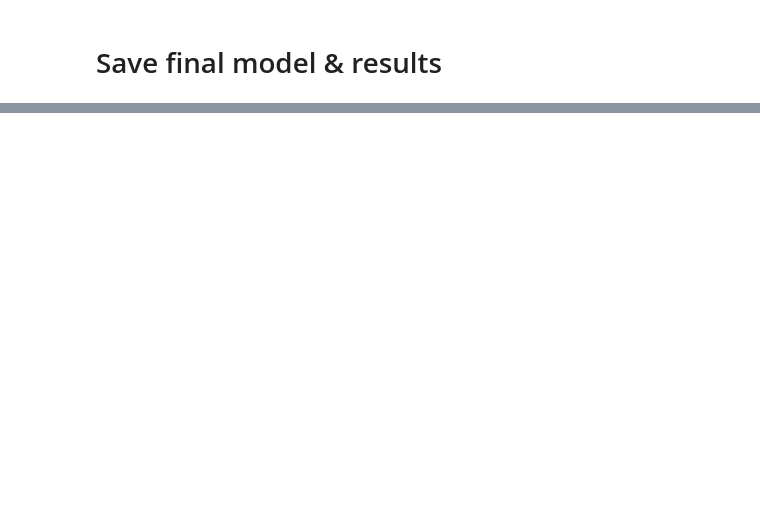
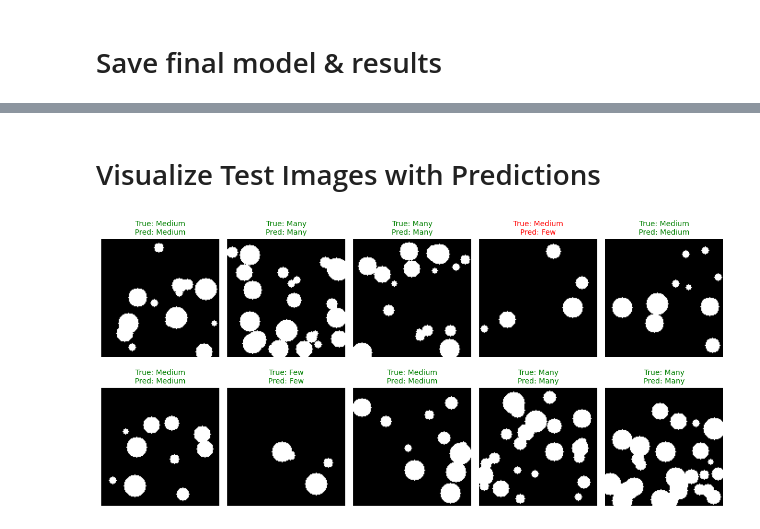
Before and after one commit to EvansNjogu/NumerosityBasedCategorization, a Jupyter notebook: notebooks/NumerosityBasedCategorization.ipynb, the cells around one changed output, grey strips where cells are left out. Saved outputs shown, nothing was run; the diff lists cells and outputs as text; code cells hidden in the pictures; blank space fills up the shorter version.

```diff
--- a/notebooks/NumerosityBasedCategorization.ipynb
+++ b/notebooks/NumerosityBasedCategorization.ipynb
@@ -373,0 +345,30 @@ Experiment results saved as CSV files.
+# %% [markdown]
+# Visualize Test Images with Predictions
+# %%
+# Get a batch of test images
+model.eval()
+images, labels = next(iter(test_loader))
+images, labels = images.to(device), labels.to(device)
+
+# Get model predictions
+with torch.no_grad():
+    outputs = model(images)
+    _, predicted = torch.max(outputs, 1)
+
+# Map numeric labels to class names
+label_names = {0: "Few", 1: "Medium", 2: "Many"}
+
+# Plot images with predictions
+plt.figure(figsize=(12, 6))
+for i in range(10):  # Show 10 sample test images
+    plt.subplot(2, 5, i + 1)
+    plt.imshow(images[i].cpu().squeeze(), cmap="gray")
+    true_label = label_names[labels[i].item()]
+    pred_label = label_names[predicted[i].item()]
+    plt.title(f"True: {true_label}\nPred: {pred_label}", fontsize=10, color="green" if true_label == pred_label else "red")
+    plt.axis("off")
+
+plt.tight_layout()
+plt.show()
+# %% [output]
+[figure, added]
```
Also changed, not shown: parts of 18 cells of this notebook.
